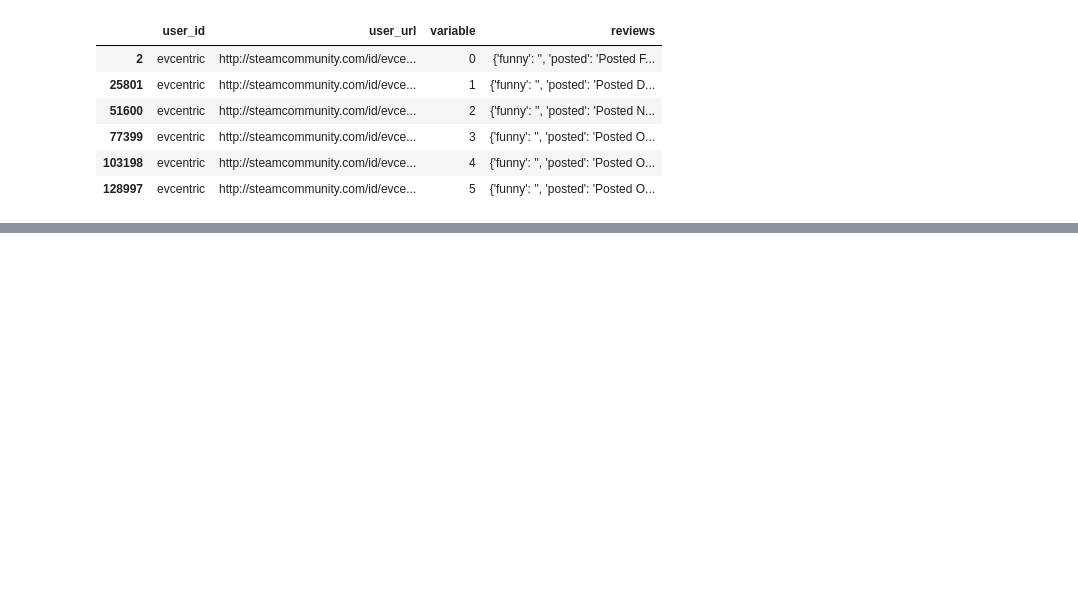
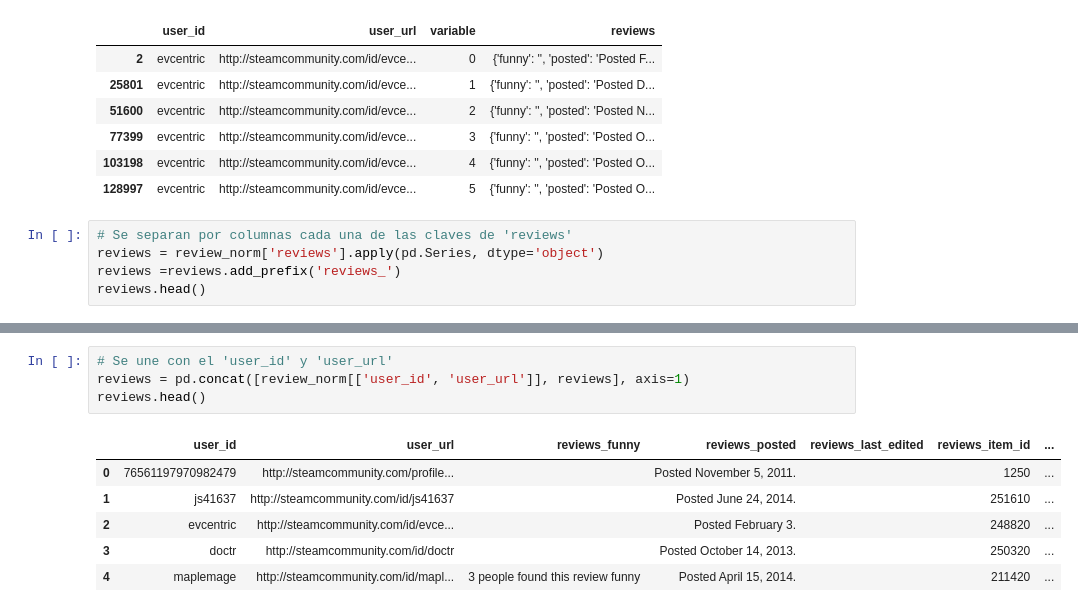
Before and after one commit to Ivan2125/MLOps-Steam, a Jupyter notebook: 02-etl-reviews.ipynb, the cells around one changed output, grey strips where cells are left out. Drawn from its saved outputs; the diff is of its cells as text; blank space fills up the shorter version.

Commit message:
ETL reviews terminado

```diff
--- a/02-etl-reviews.ipynb
+++ b/02-etl-reviews.ipynb
@@ -215,3 +213,8 @@ review_norm[review_norm['user_id']=='evcentric']
 | 77399 | evcentric | http://steamcommunity.com/id/evce... | 3 | {'funny': '', 'posted': 'Posted O... |
 | 103198 | evcentric | http://steamcommunity.com/id/evce... | 4 | {'funny': '', 'posted': 'Posted O... |
 | 128997 | evcentric | http://steamcommunity.com/id/evce... | 5 | {'funny': '', 'posted': 'Posted O... |
+# %%
+# Se separan por columnas cada una de las claves de 'reviews'
+reviews = review_norm['reviews'].apply(pd.Series, dtype='object')
+reviews =reviews.add_prefix('reviews_')
+reviews.head()
@@ -217,0 +228,11 @@ review_norm[review_norm['user_id']=='evcentric']
+# %%
+# Se une con el 'user_id' y 'user_url'
+reviews = pd.concat([review_norm[['user_id', 'user_url']], reviews], axis=1)
+reviews.head()
+# %% [output]
+|  | user_id | user_url | reviews_funny | reviews_posted | reviews_last_edited | reviews_item_id | ... |
+| 0 | 76561197970982479 | http://steamcommunity.com/profile... |  | Posted November 5, 2011. |  | 1250 | ... |
+| 1 | js41637 | http://steamcommunity.com/id/js41637 |  | Posted June 24, 2014. |  | 251610 | ... |
+| 2 | evcentric | http://steamcommunity.com/id/evce... |  | Posted February 3. |  | 248820 | ... |
+| 3 | doctr | http://steamcommunity.com/id/doctr |  | Posted October 14, 2013. |  | 250320 | ... |
+| 4 | maplemage | http://steamcommunity.com/id/mapl... | 3 people found this review funny | Posted April 15, 2014. |  | 211420 | ... |
```
Also changed, not shown: parts of 22 cells of this notebook.
